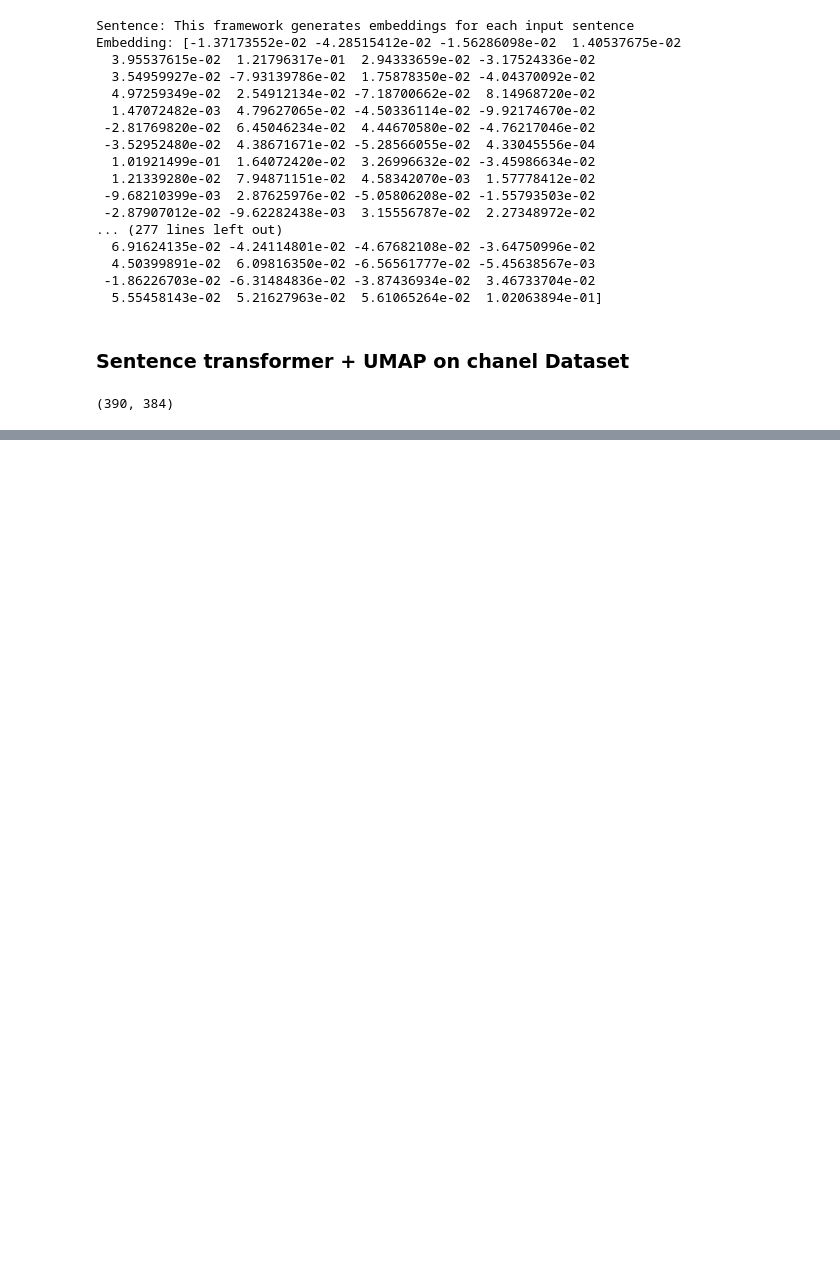
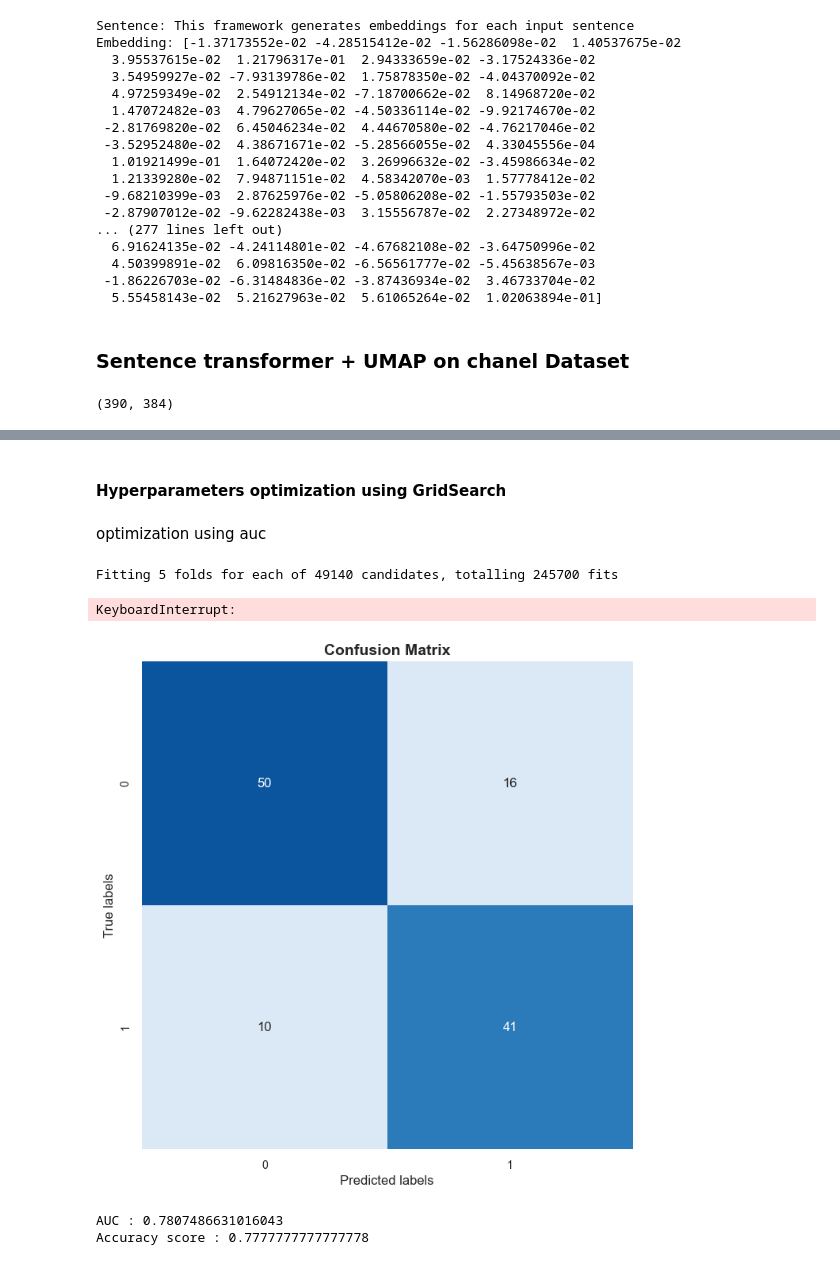
Before and after one commit to atekiouk/Sujet_2, a Jupyter notebook: Notebooks/bert_test.ipynb, the cells around one changed output, grey strips where cells are left out. Drawn from its saved outputs; the diff is of its cells as text; code cells hidden in the pictures; blank space fills up the shorter version.

```diff
--- a/Notebooks/bert_test.ipynb
+++ b/Notebooks/bert_test.ipynb
@@ -138,0 +154,38 @@ plt.show()
+# %% [markdown]
+#### Hyperparameters optimization using GridSearch
+# %% [markdown]
+optimization using auc
+# %%
+param_grid = {  'criterion': ['entropy'],
+                    'max_depth' : np.linspace(3,15,13, dtype= int),
+                    'ccp_alpha' : np.linspace(0.0,0.20,21),
+                    'min_samples_leaf' : np.linspace(3,7,5,dtype= int),
+                    'max_features' : np.linspace(2,10,9,dtype= int),
+                    'min_samples_split' : np.linspace(3,6,4,dtype= int)
+                    }
+
+
+grid = GridSearchCV(DecisionTreeClassifier(random_state = 42), param_grid, scoring = 'precision' ,refit = True, verbose = 3,n_jobs=-1)
+grid.fit(X_train, y_train)
+print(grid.best_params_)
+# %% [output]
+Fitting 5 folds for each of 49140 candidates, totalling 245700 fits
+KeyboardInterrupt:
+# %%
+tree_gs_auc_param = DecisionTreeClassifier(random_state = 42,
+                                       criterion = 'entropy',
+                                       max_depth = 5,
+                                       ccp_alpha =  0.1,
+                                       min_samples_leaf = 7,
+                                       max_features = 3,
+                                       min_samples_split = 3)
+tree_gs_auc_param.fit(X_train,y_train)
+y_pred = tree_gs_auc_param.predict(X_test)
+utilities.plot_confusion_matrix(y_true = y_test, y_pred = y_pred)
+fpr, tpr, thresholds = metrics.roc_curve(y_test, y_pred)
+print(f"AUC : {metrics.auc(fpr, tpr)}")
+print(f"Accuracy score : {metrics.accuracy_score(y_test, y_pred)}")
+# %% [output]
+[figure, added]
+AUC : 0.7807486631016043
+Accuracy score : 0.7777777777777778
```
Also changed, not shown: parts of 13 cells of this notebook, 3 other files.
